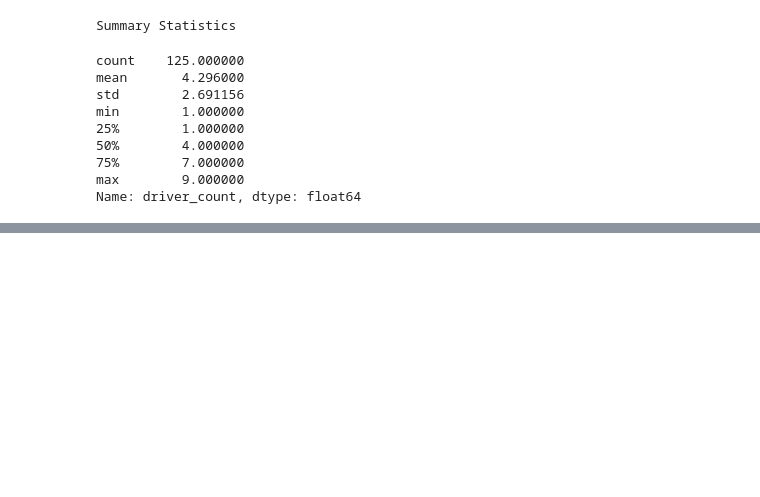
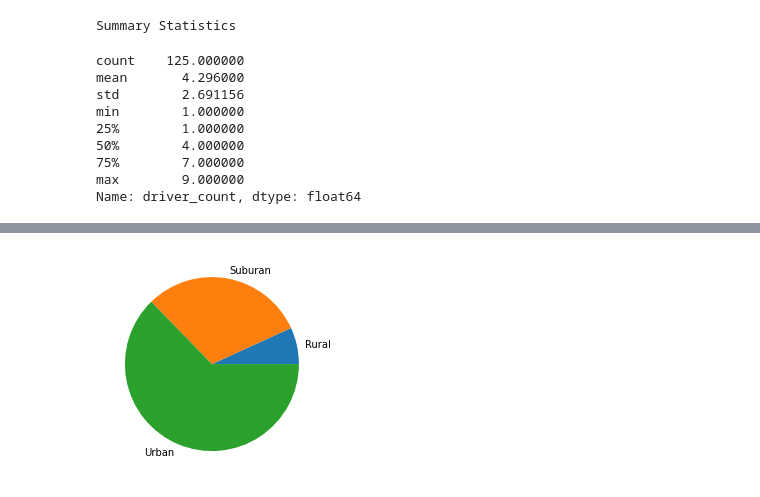
Before and after one commit to LujiaYang1/PyBer_Analysis, a Jupyter notebook: Pyber.ipynb, the cells around one changed output, grey strips where cells are left out. Cells and saved outputs as stored; diff of their text form; code cells hidden in the pictures; blank space fills up the shorter version.

```diff
--- a/Pyber.ipynb
+++ b/Pyber.ipynb
@@ -594,0 +627,5 @@ plt.show()
+# %%
+plt.pie(type_percents, labels=["Rural","Suburan","Urban"])
+plt.show()
+# %% [output]
+[figure, added]
```
Also changed, not shown: parts of 6 cells of this notebook, 1 other file.
